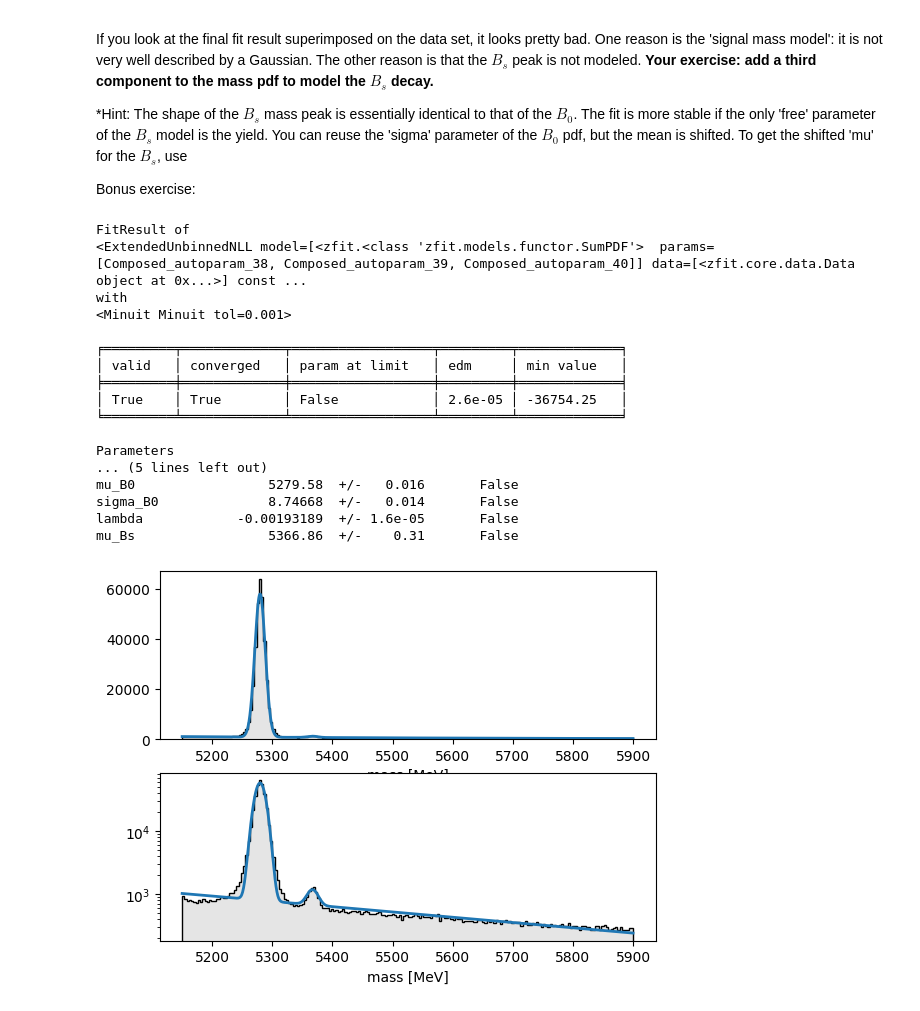
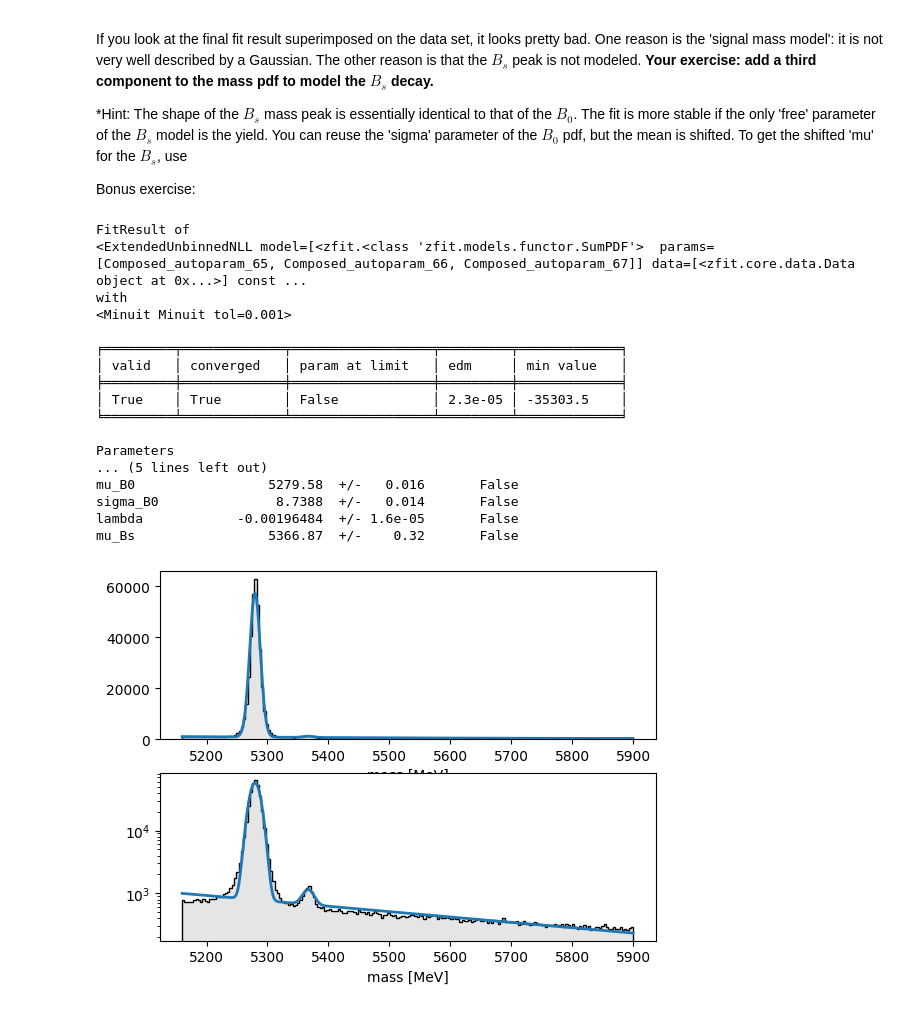
Before and after one commit to wouterhuls/FlavourPhysicsBND2023, a Jupyter notebook: sin2beta.ipynb, the cells around one changed output. Saved outputs shown, nothing was run; the diff lists cells and outputs as text; code cells hidden in the pictures.

```diff
--- a/sin2beta.ipynb
+++ b/sin2beta.ipynb
@@ -94,7 +98,7 @@ import zfit
 import numpy as np
 
 # Specify the mass range. To simplify the fit, we first limit the mass range to the region just around the B0 mass peak.
-massmin = 5150
+massmin = 5160
 massmax = 5900
 
 #massmax = 5330
@@ -104,14 +108,16 @@ from collections import OrderedDict
 zfit.core.parameter.ZfitParameterMixin._existing_params = OrderedDict()
 
 # use uproot to get the subset of events in this mass range in numpy format
-npevents = events.arrays( library='np',expressions=['mass','decaytime'] )
+npevents = events.arrays( library='np',expressions=['mass','decaytime','masserr'] )
 mass = npevents[ 'mass' ]
+masserr = npevents[ 'masserr' ]
+decaytime = npevents['decaytime']
 
 # use a little bit complicated logic to get access to the events in the narrow
 # mass range in such a way that we can still identify the events in the
 # original list. (we need that later)
-inmassrange = np.logical_and(mass>massmin,mass<massmax)
-indices = np.where(inmassrange)
+mask = np.logical_and(mass>massmin,mass<massmax,masserr<10)
+indices = np.where(mask)
 
 # create a zfit data set from the numpy array. when constructing a zfit dataset
 # from a numpy array we need to tell how we 'name' the columns
@@ -154,36 +160,36 @@ print(result)
 
 # draw the result
 n_bins = 200
 npdata = zdata['mass'].numpy()
 plot_scaling = len(npdata) / n_bins * massobs.area()
 x = np.linspace(massmin,massmax, 1000)
 y = pdf_total.pdf(x).numpy()
 fig, axes = plt.subplots(2)
 axes[1].set_yscale("log")
 for i in range(2):
   axis = axes[i]
   color = 'black'
   axis.hist(npdata, color=color, bins=n_bins, histtype="stepfilled", alpha=0.1)
   axis.hist(npdata, color=color, bins=n_bins, histtype="step")
   axis.plot(x, y * plot_scaling, label="Sum - Model", linewidth=2)
   axis.set_xlabel("mass [MeV]")
 plt.show()
 # %% [output]
 FitResult of
-<ExtendedUnbinnedNLL model=[<zfit.<class 'zfit.models.functor.SumPDF'>  params=[Composed_autoparam_38, Composed_autoparam_39, Composed_autoparam_40]] data=[<zfit.core.data.Data object at 0x...>] const ...
+<ExtendedUnbinnedNLL model=[<zfit.<class 'zfit.models.functor.SumPDF'>  params=[Composed_autoparam_65, Composed_autoparam_66, Composed_autoparam_67]] data=[<zfit.core.data.Data object at 0x...>] const ...
 with
 <Minuit Minuit tol=0.001>
 
 ╒═════════╤═════════════╤══════════════════╤═════════╤═════════════╕
 │ valid   │ converged   │ param at limit   │ edm     │ min value   │
 ╞═════════╪═════════════╪══════════════════╪═════════╪═════════════╡
-│ True    │ True        │ False            │ 2.6e-05 │ -36754.25   │
+│ True    │ True        │ False            │ 2.3e-05 │ -35303.5    │
 ╘═════════╧═════════════╧══════════════════╧═════════╧═════════════╛
 
 Parameters
 ... (5 lines left out)
 mu_B0                 5279.58  +/-   0.016       False
-sigma_B0              8.74668  +/-   0.014       False
-lambda            -0.00193189  +/- 1.6e-05       False
-mu_Bs                 5366.86  +/-    0.31       False
+sigma_B0               8.7388  +/-   0.014       False
+lambda            -0.00196484  +/- 1.6e-05       False
+mu_Bs                 5366.87  +/-    0.32       False
-[figure, old version]
+[figure, new version]
```
Also changed, not shown: parts of 8 cells of this notebook.
